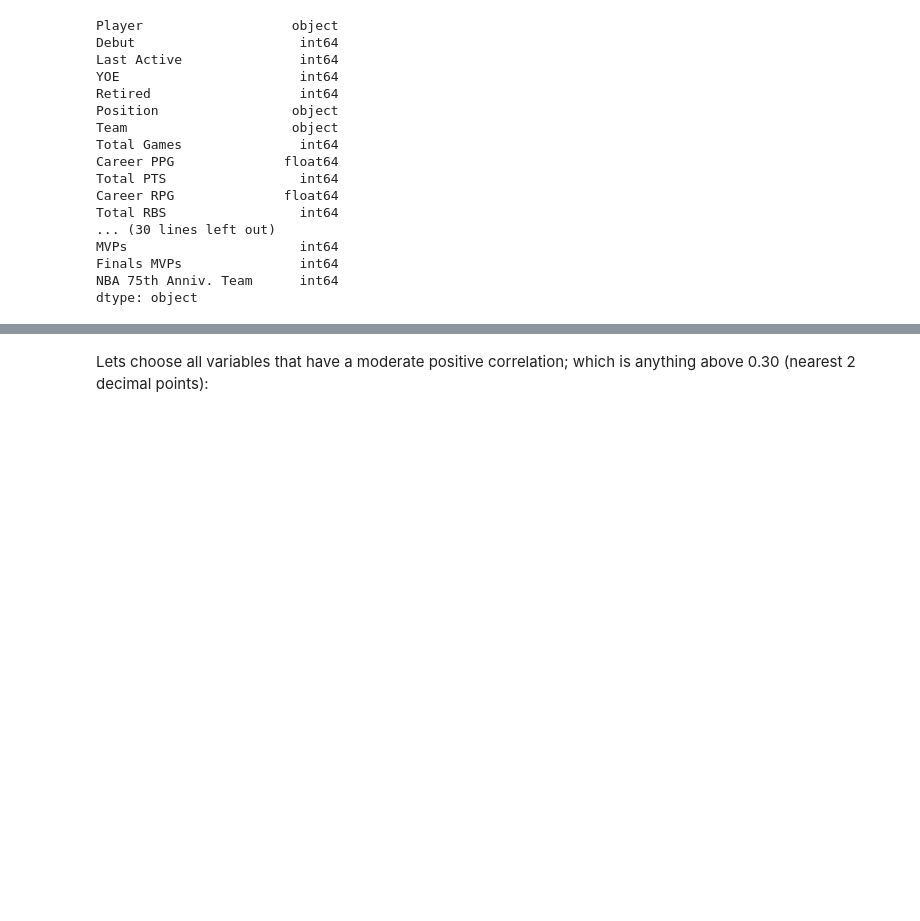
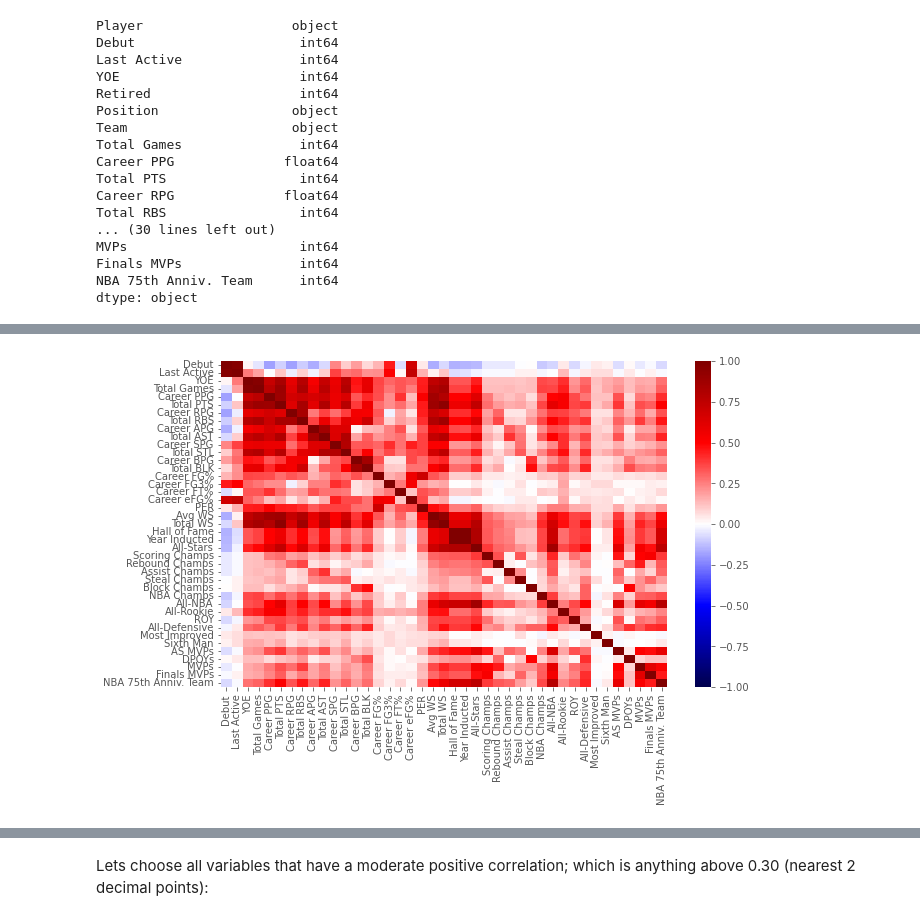
Before and after one commit to ctoeun/nba-hof-predictor, a Jupyter notebook: HOF-DataAnalysisAndPredictions.ipynb, the cells around one changed output, grey strips where cells are left out. Saved outputs shown, nothing was run; the diff lists cells and outputs as text; code cells hidden in the pictures; blank space fills up the shorter version.

```diff
--- a/HOF-DataAnalysisAndPredictions.ipynb
+++ b/HOF-DataAnalysisAndPredictions.ipynb
@@ -117,3 +156,10 @@ plt.show()
+# %%
+# heatmap
+sns.heatmap(corr, xticklabels=corr.columns, yticklabels=corr.columns,
+            vmin=-1, vmax=1, cmap='seismic');
+plt.show()
+# %% [output]
+[figure, added]
 # %%
 # pd.plotting.scatter_matrix(corr, c='b', alpha=0.6, figsize=(15, 10), diagonal='hist');
 # plt.show()
```
Also changed, not shown: parts of 41 cells of this notebook, 9 other files.
